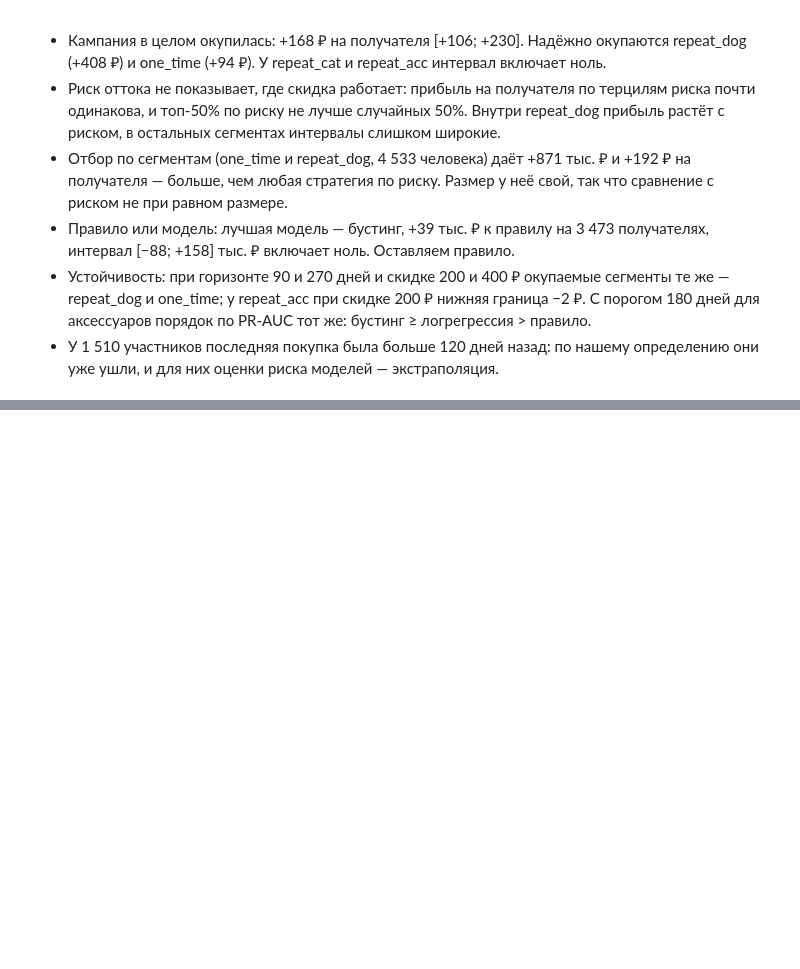
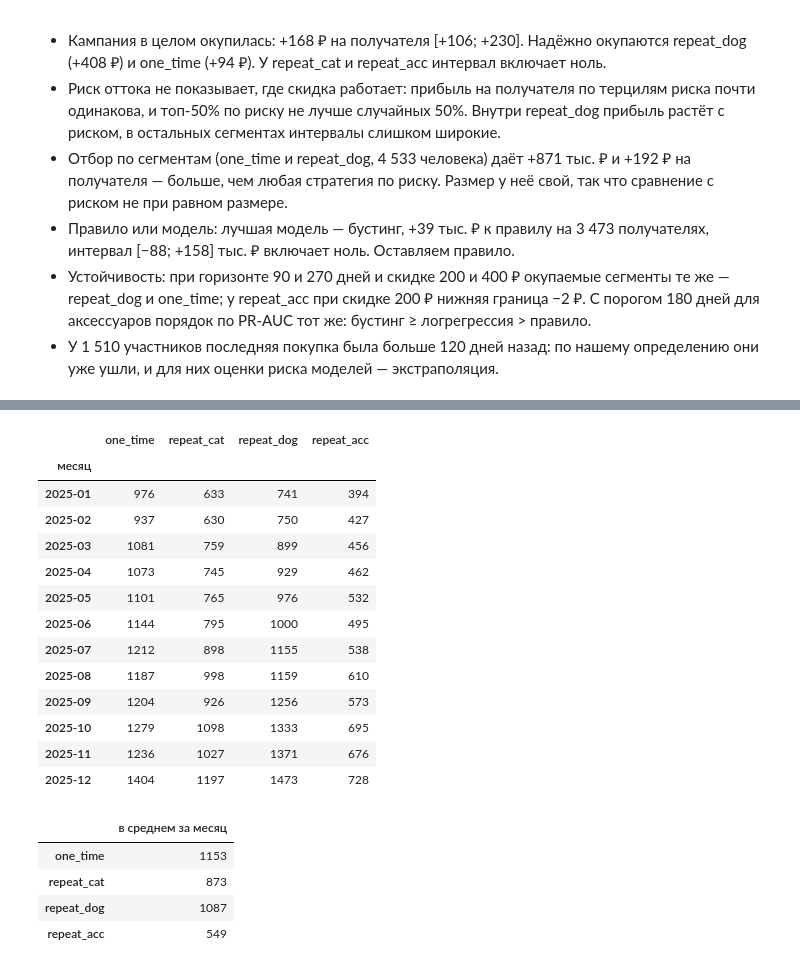
Before and after one commit to kamthiss/churn-retention-economics, a Jupyter notebook: notebooks/03_uplift_economics.ipynb, the cells around one changed output, grey strips where cells are left out. Cells and saved outputs as stored; diff of their text form; code cells hidden in the pictures; blank space fills up the shorter version.

```diff
--- a/notebooks/03_uplift_economics.ipynb
+++ b/notebooks/03_uplift_economics.ipynb
@@ -261,0 +310,26 @@ acc
+# %%
+with connect() as conn:
+    flow = pause_flow(conn)
+display(flow)
+per_month = flow.mean()
+per_month.round(0).astype(int).to_frame("в среднем за месяц")
+# %% [output]
+|  | one_time | repeat_cat | repeat_dog | repeat_acc |
+| месяц |  |  |  |  |
+| 2025-01 | 976 | 633 | 741 | 394 |
+| 2025-02 | 937 | 630 | 750 | 427 |
+| 2025-03 | 1081 | 759 | 899 | 456 |
+| 2025-04 | 1073 | 745 | 929 | 462 |
+| 2025-05 | 1101 | 765 | 976 | 532 |
+| 2025-06 | 1144 | 795 | 1000 | 495 |
+| 2025-07 | 1212 | 898 | 1155 | 538 |
+| 2025-08 | 1187 | 998 | 1159 | 610 |
+| 2025-09 | 1204 | 926 | 1256 | 573 |
+| 2025-10 | 1279 | 1098 | 1333 | 695 |
+| 2025-11 | 1236 | 1027 | 1371 | 676 |
+| 2025-12 | 1404 | 1197 | 1473 | 728 |
+|  | в среднем за месяц |
+| one_time | 1153 |
+| repeat_cat | 873 |
+| repeat_dog | 1087 |
+| repeat_acc | 549 |
```
Also changed, not shown: parts of 11 cells of this notebook, 3 other files.
